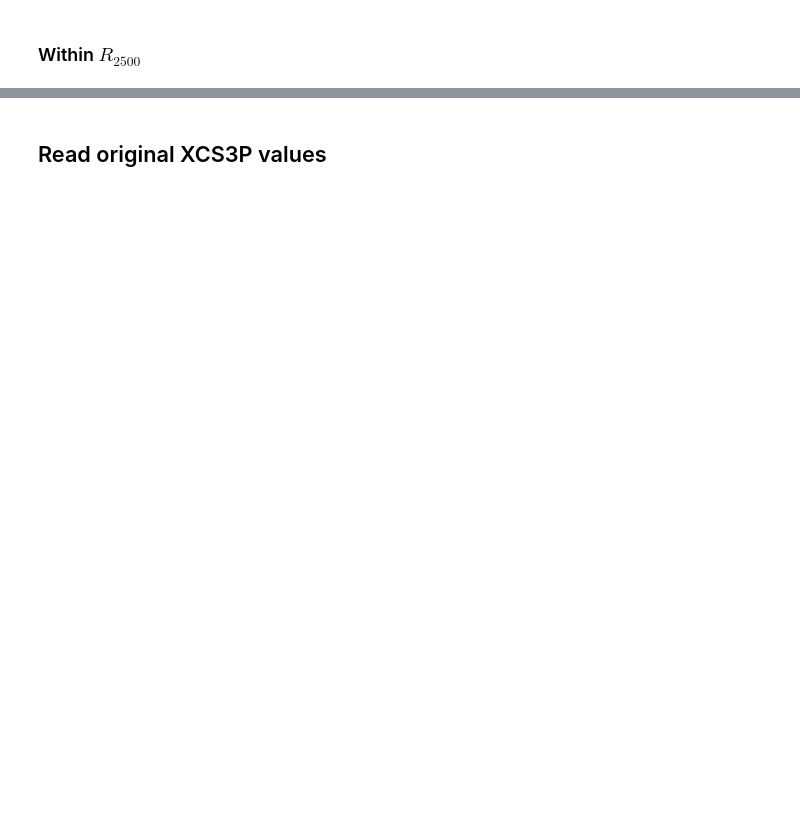
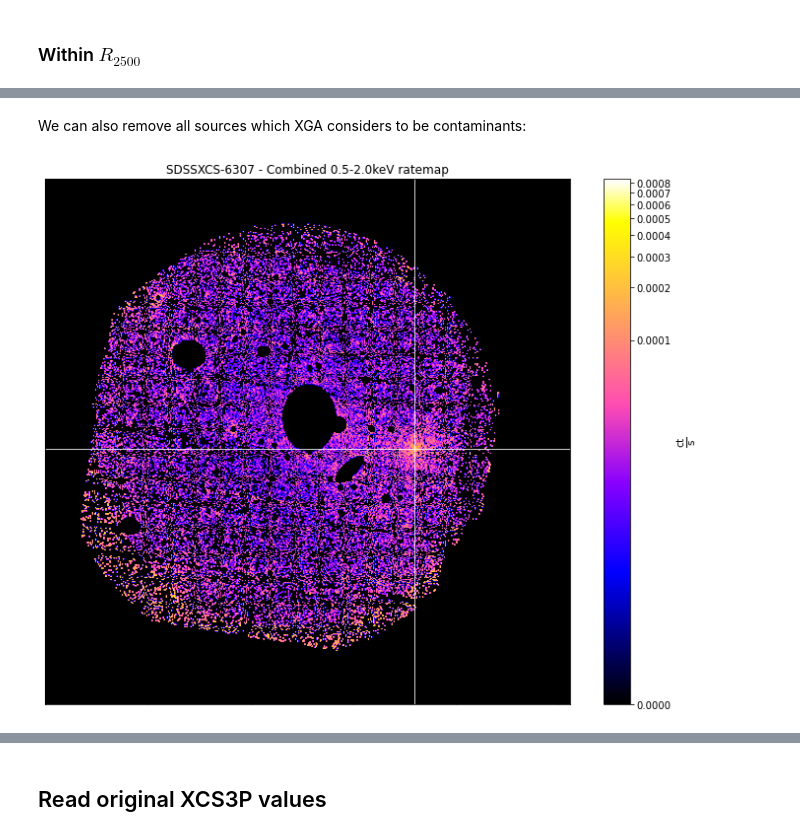
Before and after one commit to DavidT3/XCS-Mass-Paper-I-Analysis, a Jupyter notebook: notebooks/temp_lum_comparisons/sdss_comparisons.ipynb, the cells around one changed output, grey strips where cells are left out. Drawn from its saved outputs; the diff is of its cells as text; code cells hidden in the pictures; blank space fills up the shorter version.

```diff
--- a/notebooks/temp_lum_comparisons/sdss_comparisons.ipynb
+++ b/notebooks/temp_lum_comparisons/sdss_comparisons.ipynb
@@ -171,0 +260,6 @@ sdss_lx2500 = xcs_srcs_subset.Lx(xcs_srcs_subset.r2500, quality_checks=False, lo
+# %% [markdown]
+We can also remove all sources which XGA considers to be contaminants:
+# %%
+rt.view(fail_src.ra_dec, fail_src.get_interloper_mask())
+# %% [output]
+[figure, added]
```
Also changed, not shown: parts of 33 cells of this notebook.
